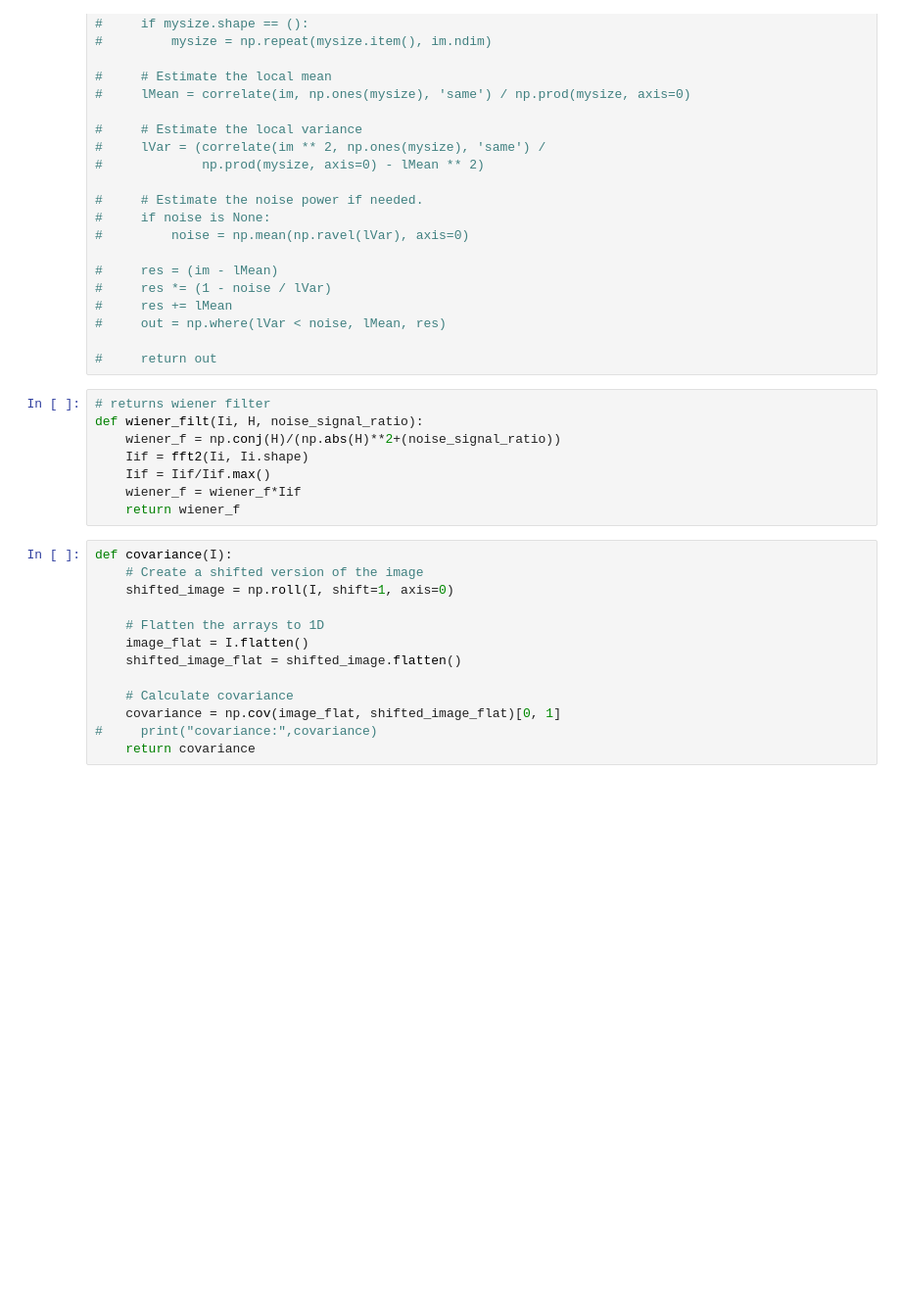
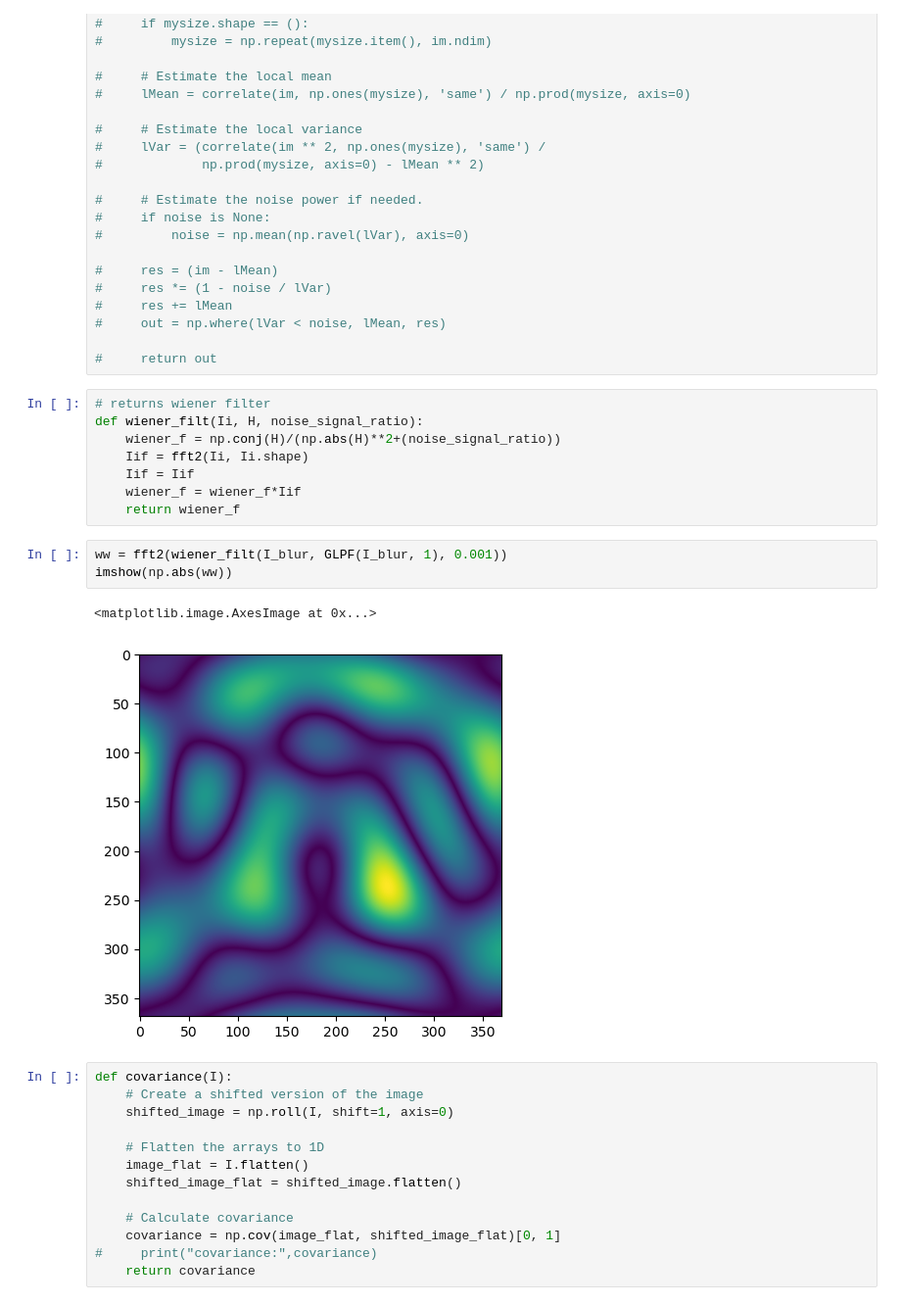
Before and after one commit to ADY-YDA/Blind-Image-Deconvolution, a Jupyter notebook: Expectation-Maximization.ipynb, the cells around one changed output. Shown at 98% size. Cells and saved outputs as stored; diff of their text form; blank space fills up the shorter version.

```diff
--- a/Expectation-Maximization.ipynb
+++ b/Expectation-Maximization.ipynb
@@ -125,9 +125,15 @@ def GLPF(I, D0):
 def wiener_filt(Ii, H, noise_signal_ratio):
     wiener_f = np.conj(H)/(np.abs(H)**2+(noise_signal_ratio))
     Iif = fft2(Ii, Ii.shape)
-    Iif = Iif/Iif.max()
+    Iif = Iif
     wiener_f = wiener_f*Iif
     return wiener_f
+# %%
+ww = fft2(wiener_filt(I_blur, GLPF(I_blur, 1), 0.001))
+imshow(np.abs(ww))
+# %% [output]
+<matplotlib.image.AxesImage at 0x...>
+[figure, added]
 # %%
 def covariance(I):
     # Create a shifted version of the image
```
Also changed, not shown: parts of 10 cells of this notebook, 6 other files.
